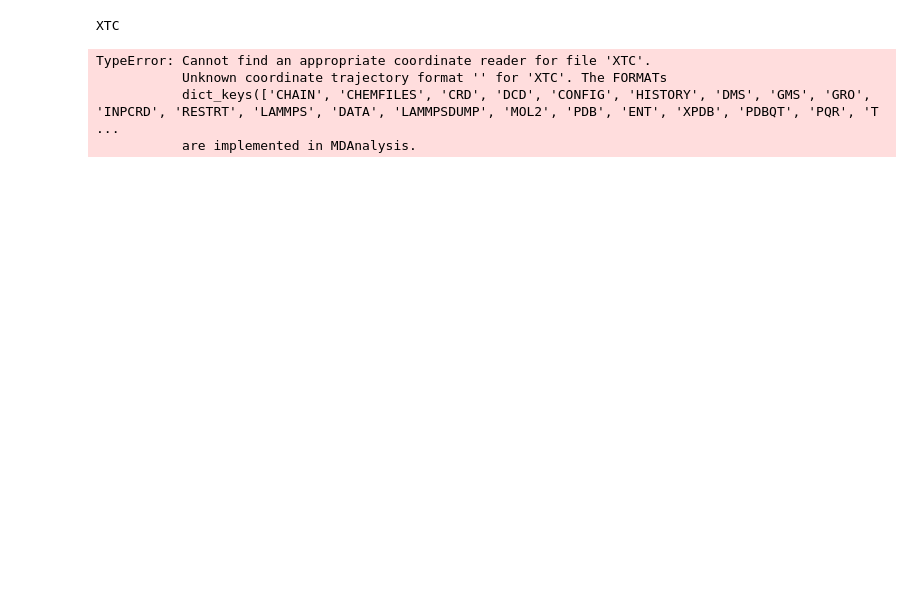
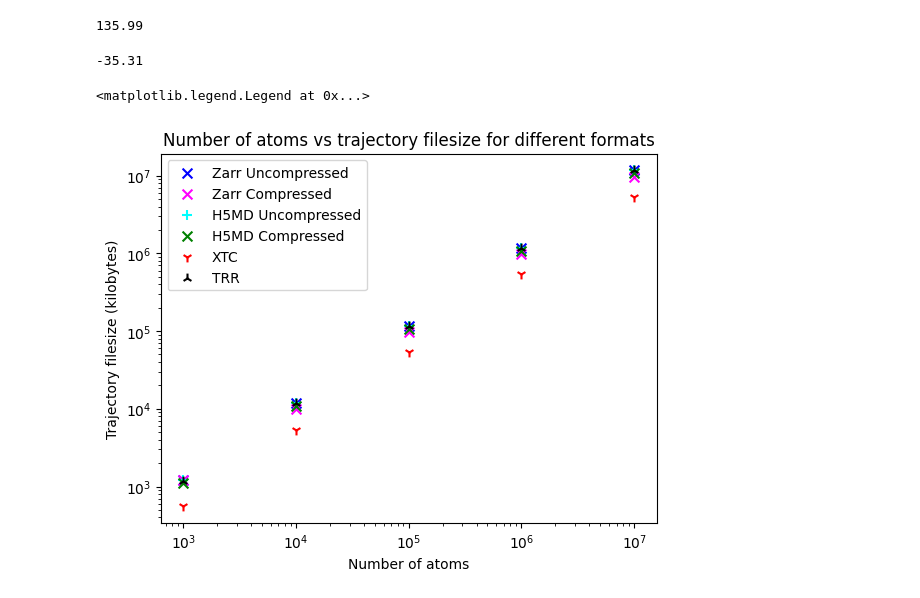
Before and after one commit to Becksteinlab/zarrtraj, a Jupyter notebook: notebooks/format_comparison_benchmark.ipynb, the cells around one changed output. Cells and saved outputs as stored; diff of their text form; code cells hidden in the pictures; blank space fills up the shorter version.

```diff
--- a/notebooks/format_comparison_benchmark.ipynb
+++ b/notebooks/format_comparison_benchmark.ipynb
@@ -19,6 +19,15 @@ from MDAnalysis.core.topologyattrs import Atomids, Atomnames
 yiip = MDAnalysisData.yiip_equilibrium.fetch_yiip_equilibrium_short()
 u = mda.Universe(yiip.topology, yiip.trajectory)
 positions = mda.Universe(yiip.topology, yiip.trajectory, in_memory=True).trajectory.get_array()
+
+print(np.max(positions))
+# %% [output]
+135.99
+# %%
+
+print(np.min(positions))
+# %% [output]
+-35.31
 # %%
 # Convenience methods
 
@@ -79,7 +83,7 @@ def iterate_zarr(filename):
 compressor = numcodecs.Blosc(cname='zstd', clevel=9)
 compressor2 = numcodecs.Blosc(cname='zstd', clevel=0)
 
-for i in range(3, 7):
+for i in range(3, 8):
     n_atoms = pow(10, i)
     traj = generate_traj(n_atoms)
     u = mda.Universe(traj)
@@ -92,7 +96,7 @@ for i in range(3, 7):
         for ts in u.trajectory:
             w.write(u.atoms)
 
-    with mda.Writer(f"10e{i}_h5md_c.h5md", n_atoms, compression='gzip', compression_ops=9, convert_units=False) as w:
+    with mda.Writer(f"10e{i}_h5md_c.h5md", n_atoms, compression='gzip', compression_opts=9, convert_units=False) as w:
         for ts in u.trajectory:
             w.write(u.atoms)
 
@@ -110,43 +114,39 @@ for i in range(3, 7):
                         chunks = (1, n_atoms, 3),
                         compressor=compressor2)
 # %%
-n = np.logspace(3, 6, 4)
+n = np.logspace(3, 7, 5)
 
-x_it = []
-t_it = []
-z_it = []
-z_c_it = []
-h_it =[]
-h_c_it =[]
+x_filesize = []
+t_filesize = []
+z_filesize = []
+z_c_filesize = []
+h_filesize =[]
+h_c_filesize =[]
 
-for i in range(3, 7, 1):
-
-    x_it.append(it(f'10e{i}_xtc.xtc', i))
-    t_it.append(it(f'10e{i}_trr.trr'), i)
-    z_it.append(it(f'10e{i}_zarr_un.zarr'))
-    z_c_it.append(it(f'10e{i}_zarr_c.zarr'))
-    h_it.append(it(f'10e{i}_h5md_un.h5md'), i)
-    h_c_it.append(it(f'10e{i}_h5md_c.h5md'), i)
+for i in range(3, 8, 1):
+    x_filesize.append(filesize(f'10e{i}_xtc.xtc'))
+    t_filesize.append(filesize(f'10e{i}_trr.trr'))
+    z_filesize.append(filesize(f'10e{i}_zarr_un.zarr'))
+    z_c_filesize.append(filesize(f'10e{i}_zarr_c.zarr'))
+    h_filesize.append(filesize(f'10e{i}_h5md_un.h5md'))
+    h_c_filesize.append(filesize(f'10e{i}_h5md_c.h5md'))
 
 
 # Graph zarrtraj size vs h5 size
-plt.title('Number of atoms vs iteration time for different formats')
+plt.title('Number of atoms vs trajectory filesize for different formats')
 plt.xlabel('Number of atoms')
-plt.ylabel('Iteration time (s)')
+plt.ylabel('Trajectory filesize (kilobytes)')
 plt.xscale('log')
-# plt.yscale('log')
+plt.yscale('log')
 
-plt.scatter(n, z_it, c='blue', s=50, label="Zarr Uncompressed", marker='x')
-plt.scatter(n, z_c_it, c='magenta', s=50, label="Zarr Compressed", marker='x')
-plt.scatter(n, h_it, c='cyan', s=50, label="H5MD Uncompressed", marker='+')
-plt.scatter(n, z_it, c='green', s=50, label="H5MD Compressed", marker='+')
-plt.scatter(n, x_it, c='red', s=50, label="XTC", marker='1')
-plt.scatter(n, t_it, c='black', s=50, label="TRR", marker='2')
+plt.scatter(n, z_filesize, c='blue', s=50, label="Zarr Uncompressed", marker='x')
+plt.scatter(n, z_c_filesize, c='magenta', s=50, label="Zarr Compressed", marker='x')
+plt.scatter(n, h_filesize, c='cyan', s=50, label="H5MD Uncompressed", marker='+')
+plt.scatter(n, h_c_filesize, c='green', s=50, label="H5MD Compressed", marker='x')
+plt.scatter(n, x_filesize, c='red', s=50, label="XTC", marker='1')
+plt.scatter(n, t_filesize, c='black', s=50, label="TRR", marker='2')
 
 plt.legend()
 # %% [output]
-XTC
+<matplotlib.legend.Legend at 0x...>
-TypeError: Cannot find an appropriate coordinate reader for file 'XTC'.
-           Unknown coordinate trajectory format '' for 'XTC'. The FORMATs
-           dict_keys(['CHAIN', 'CHEMFILES', 'CRD', 'DCD', 'CONFIG', 'HISTORY', 'DMS', 'GMS', 'GRO', 'INPCRD', 'RESTRT', 'LAMMPS', 'DATA', 'LAMMPSDUMP', 'MOL2', 'PDB', 'ENT', 'XPDB', 'PDBQT', 'PQR', 'T ...
-           are implemented in MDAnalysis.
+[figure, added]
```
Also changed, not shown: parts of 6 cells of this notebook, 1 other file.
